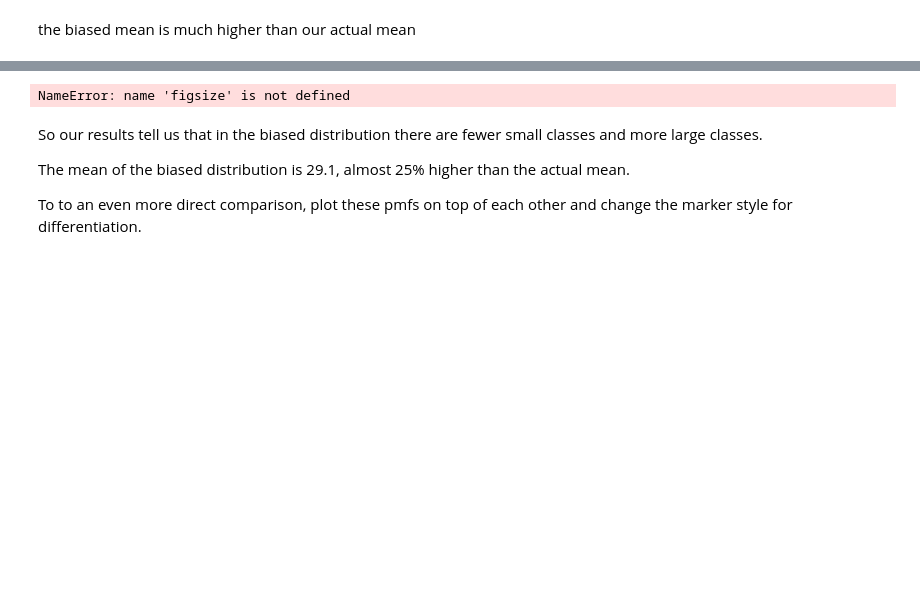
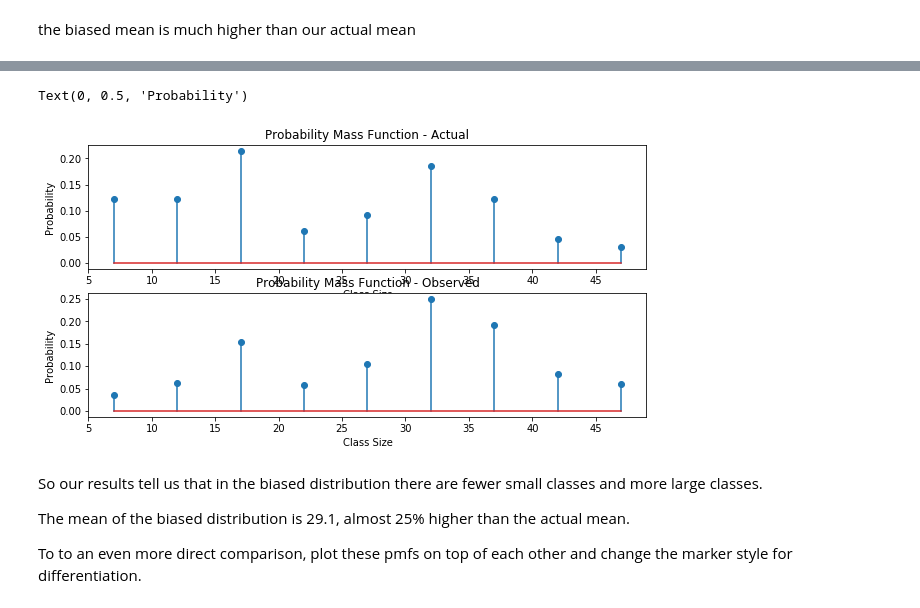
Before and after one commit to georgewillben/dsc-0-09-07-stats-pmf-lab-online-ds-pt-100118, a Jupyter notebook: index.ipynb, the cells around one changed output, grey strips where cells are left out. Cells and saved outputs as stored; diff of their text form; code cells hidden in the pictures; blank space fills up the shorter version.

```diff
--- a/index.ipynb
+++ b/index.ipynb
@@ -174,22 +174,23 @@ Here we see it, the average or expected value of biased results become much high
 * Show pmf1 and pmf2 side by side.
 # %%
 # Plot pmfs side by side
-fig = plt.figure(figsize(10,5))
+fig = plt.figure(figsize=(10,5))
 
 ax1 = fig.add_subplot(211)
 ax1.stem(sizes,pmf)
 ax1.set_title('Probability Mass Function - Actual')
 ax1.set_xlabel('Class Size')
 ax1.set_ylabel('Probability')
 
 
 ax2 = fig.add_subplot(212)
 ax2.stem(sizes, pmf2)
 ax2.set_title('Probability Mass Function - Observed')
 ax2.set_xlabel('Class Size')
 ax2.set_ylabel('Probability')
 # %% [output]
-NameError: name 'figsize' is not defined
+Text(0, 0.5, 'Probability')
+[figure, added]
 # %% [markdown]
 So our results tell us that in the biased distribution there are fewer small classes and more large classes.
 
```
